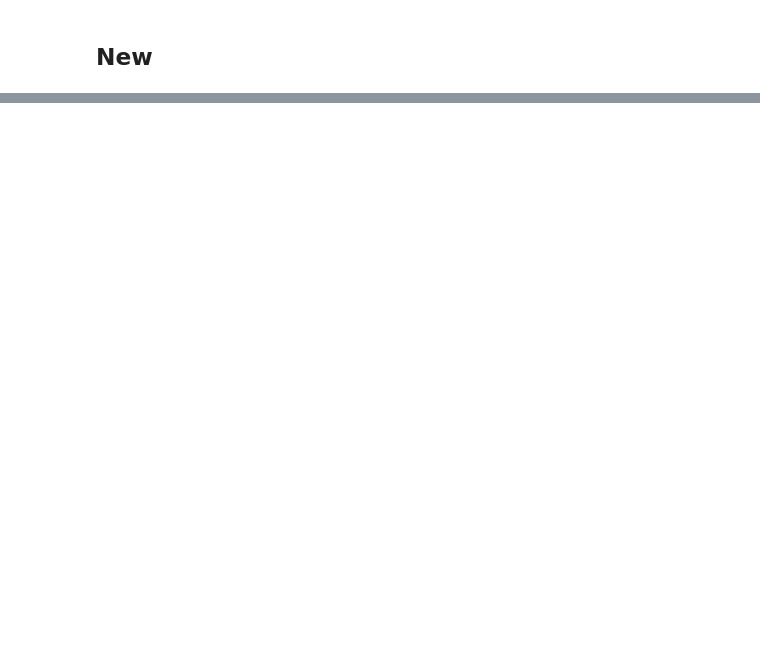
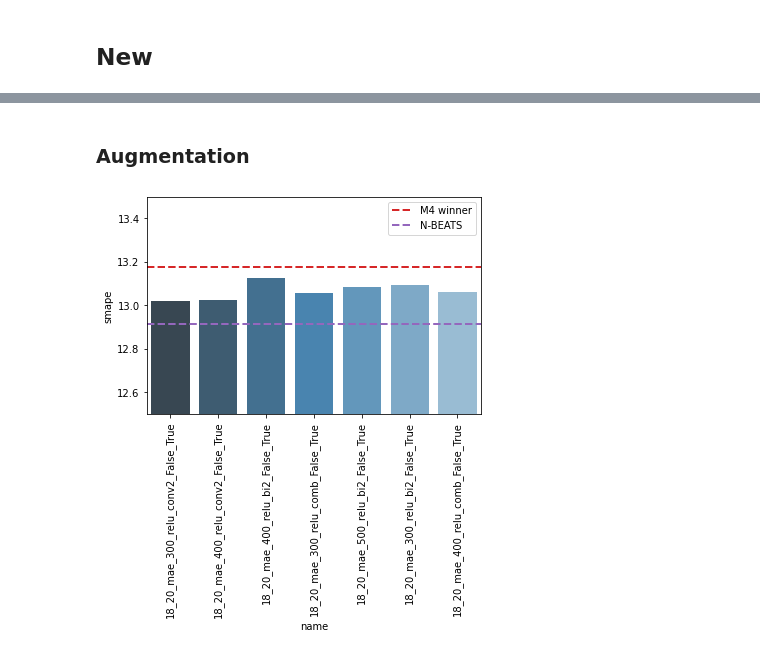
Before and after one commit to djib2011/forecasting, a Jupyter notebook: analysis/explore_results_ensemble.ipynb, the cells around one changed output, grey strips where cells are left out. Saved outputs shown, nothing was run; the diff lists cells and outputs as text; code cells hidden in the pictures; blank space fills up the shorter version.

```diff
--- a/analysis/explore_results_ensemble.ipynb
+++ b/analysis/explore_results_ensemble.ipynb
@@ -177,0 +172,11 @@ sns.boxplot(x='bottleneck_size', y='smape', hue='model_type', data=df8)
+# %% [markdown]
+### Augmentation
+# %%
+sns.barplot(x='name', y='smape', data=df[df['aug'] == True], palette='Blues_d')
+plt.ylim([12.5, 13.5])
+
+plt.xticks(rotation=90)
+
+add_benchmarks()
+# %% [output]
+[figure, added]
```
Also changed, not shown: parts of 10 cells of this notebook, 1 other file.
